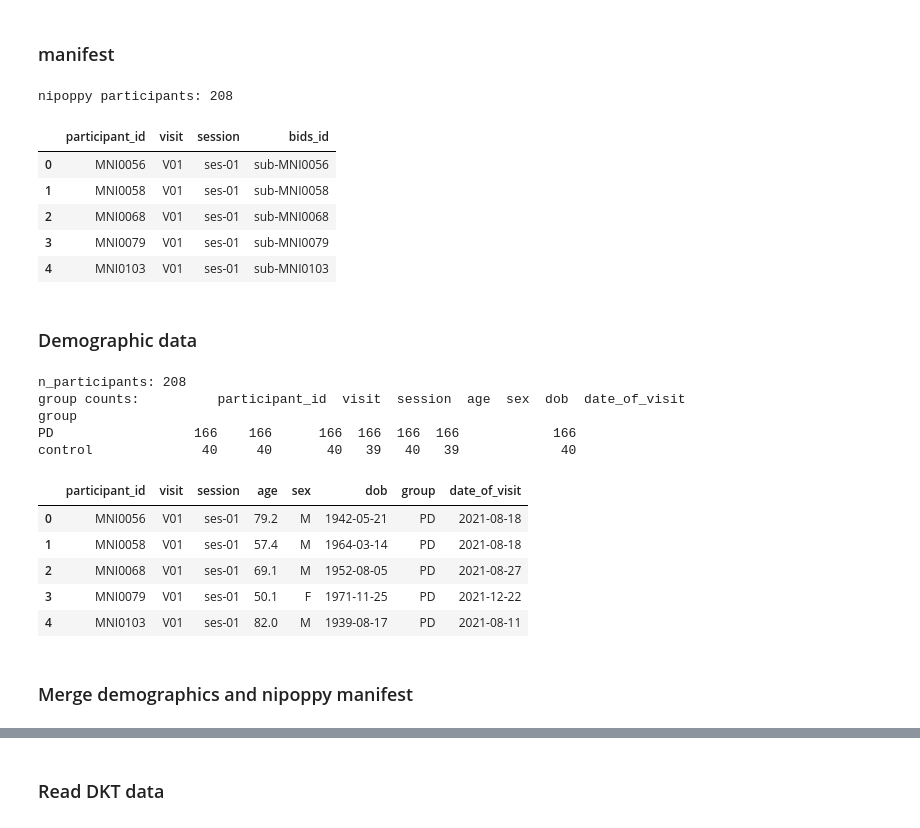
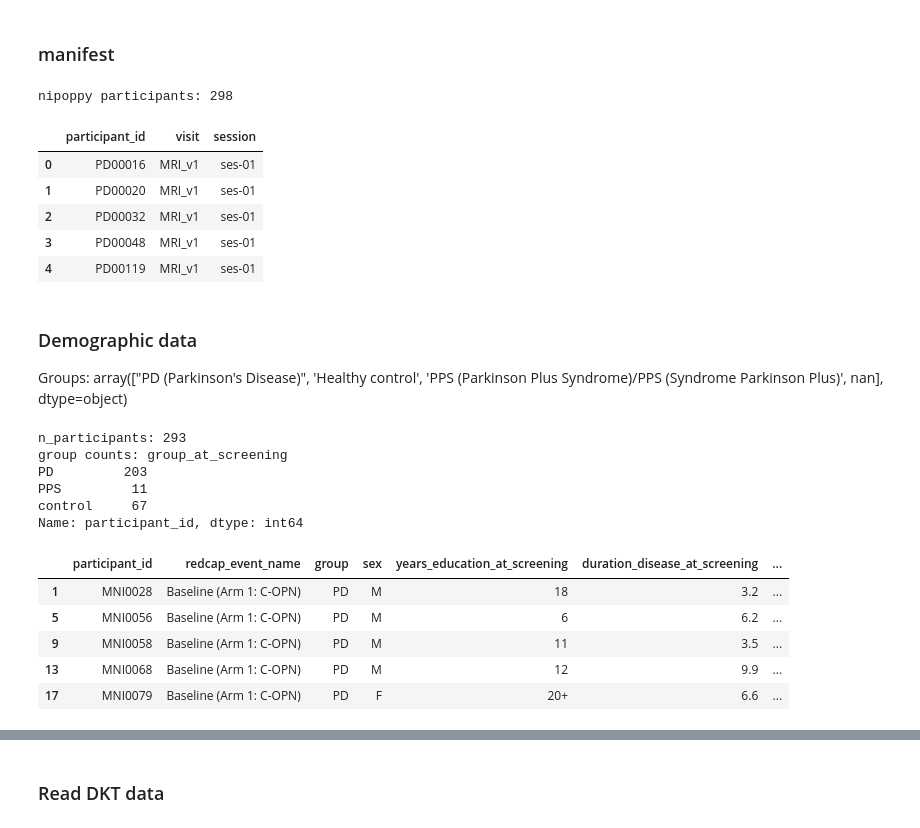
Before and after one commit to nipoppy/nipoppy, a Jupyter notebook: nipoppy/analysis/CT/notebooks/FS_stats.ipynb, the cells around one changed output, grey strips where cells are left out. Drawn from its saved outputs; the diff is of its cells as text; code cells hidden in the pictures.

```diff
--- a/nipoppy/analysis/CT/notebooks/FS_stats.ipynb
+++ b/nipoppy/analysis/CT/notebooks/FS_stats.ipynb
@@ -59,7 +68,7 @@ sns.palplot(palette)
 # %% [markdown]
 ### manifest
 # %%
-manifest_cols = ["participant_id", "visit", "session", "bids_id"]
+manifest_cols = ["participant_id", "visit", "session"]
 nipoppy_df = pd.read_csv(manifest_csv)
 nipoppy_df = nipoppy_df[manifest_cols]
 nipoppy_participants = nipoppy_df["participant_id"].unique()
@@ -67,38 +76,57 @@ n_nipoppy_participants = len(nipoppy_participants)
 print(f"nipoppy participants: {n_nipoppy_participants}")
 nipoppy_df.head()
 # %% [output]
-nipoppy participants: 208
+nipoppy participants: 298
-|  | participant_id | visit | session | bids_id |
-| 0 | MNI0056 | V01 | ses-01 | sub-MNI0056 |
-| 1 | MNI0058 | V01 | ses-01 | sub-MNI0058 |
-| 2 | MNI0068 | V01 | ses-01 | sub-MNI0068 |
-| 3 | MNI0079 | V01 | ses-01 | sub-MNI0079 |
-| 4 | MNI0103 | V01 | ses-01 | sub-MNI0103 |
+|  | participant_id | visit | session |
+| 0 | PD00016 | MRI_v1 | ses-01 |
+| 1 | PD00020 | MRI_v1 | ses-01 |
+| 2 | PD00032 | MRI_v1 | ses-01 |
+| 3 | PD00048 | MRI_v1 | ses-01 |
+| 4 | PD00119 | MRI_v1 | ses-01 |
-# %% [markdown]
-### Demographic data
+# %% [markdown]
+### Demographic data
+
+Groups:
+array(["PD   (Parkinson's Disease)", 'Healthy control',
+       'PPS (Parkinson Plus Syndrome)/PPS (Syndrome Parkinson Plus)', nan],
+      dtype=object)
 # %%
+group_col = "group_at_screening"
+
+# useful groups:
+useful_groups = ["PD", "control"]
+
 demographics_df = pd.read_csv(demographics_csv)
+demographics_df = demographics_df[demographics_df["visit_id"] == "MRI_v1"]
+
 participants = demographics_df["participant_id"].unique()
 n_participants = len(participants)
 print(f"n_participants: {n_participants}")
 
 # replace column values
-demographics_df["group"] = demographics_df["group"].replace({"CTRL": "control"})
+demographics_df[group_col] = demographics_df[group_col].replace({"PD   (Parkinson's Disease)":"PD",
+                                                               "Healthy control": "control",
+                                                               "PPS (Parkinson Plus Syndrome)/PPS (Syndrome Parkinson Plus)": "PPS"})
 
-group_counts = demographics_df.groupby(["group"]).count()
+group_counts = demographics_df.groupby([group_col])["participant_id"].count()
 print(f"group counts: {group_counts}")
+
+# filter out useful groups
+demographics_df = demographics_df[demographics_df[group_col].isin(useful_groups)]
+
+demographics_df = demographics_df.rename(columns={group_col:"group"})
+
 demographics_df.head()
 # %% [output]
-n_participants: 208
-group counts:          participant_id  visit  session  age  sex  dob  date_of_visit
-group
-PD                  166    166      166  166  166  166            166
-control              40     40       40   39   40   39             40
+n_participants: 293
+group counts: group_at_screening
+PD         203
+PPS         11
+control     67
+Name: participant_id, dtype: int64
-|  | participant_id | visit | session | age | sex | dob | group | date_of_visit |
-| 0 | MNI0056 | V01 | ses-01 | 79.2 | M | 1942-05-21 | PD | 2021-08-18 |
-| 1 | MNI0058 | V01 | ses-01 | 57.4 | M | 1964-03-14 | PD | 2021-08-18 |
-| 2 | MNI0068 | V01 | ses-01 | 69.1 | M | 1952-08-05 | PD | 2021-08-27 |
-| 3 | MNI0079 | V01 | ses-01 | 50.1 | F | 1971-11-25 | PD | 2021-12-22 |
-| 4 | MNI0103 | V01 | ses-01 | 82.0 | M | 1939-08-17 | PD | 2021-08-11 |
+|  | participant_id | redcap_event_name | group | sex | years_education_at_screening | duration_disease_at_screening | ... |
+| 1 | MNI0028 | Baseline (Arm 1: C-OPN) | PD | M | 18 | 3.2 | ... |
+| 5 | MNI0056 | Baseline (Arm 1: C-OPN) | PD | M | 6 | 6.2 | ... |
+| 9 | MNI0058 | Baseline (Arm 1: C-OPN) | PD | M | 11 | 3.5 | ... |
+| 13 | MNI0068 | Baseline (Arm 1: C-OPN) | PD | M | 12 | 9.9 | ... |
+| 17 | MNI0079 | Baseline (Arm 1: C-OPN) | PD | F | 20+ | 6.6 | ... |
-# %% [markdown]
-### Merge demographics and nipoppy manifest
```
Also changed, not shown: parts of 17 cells of this notebook.
